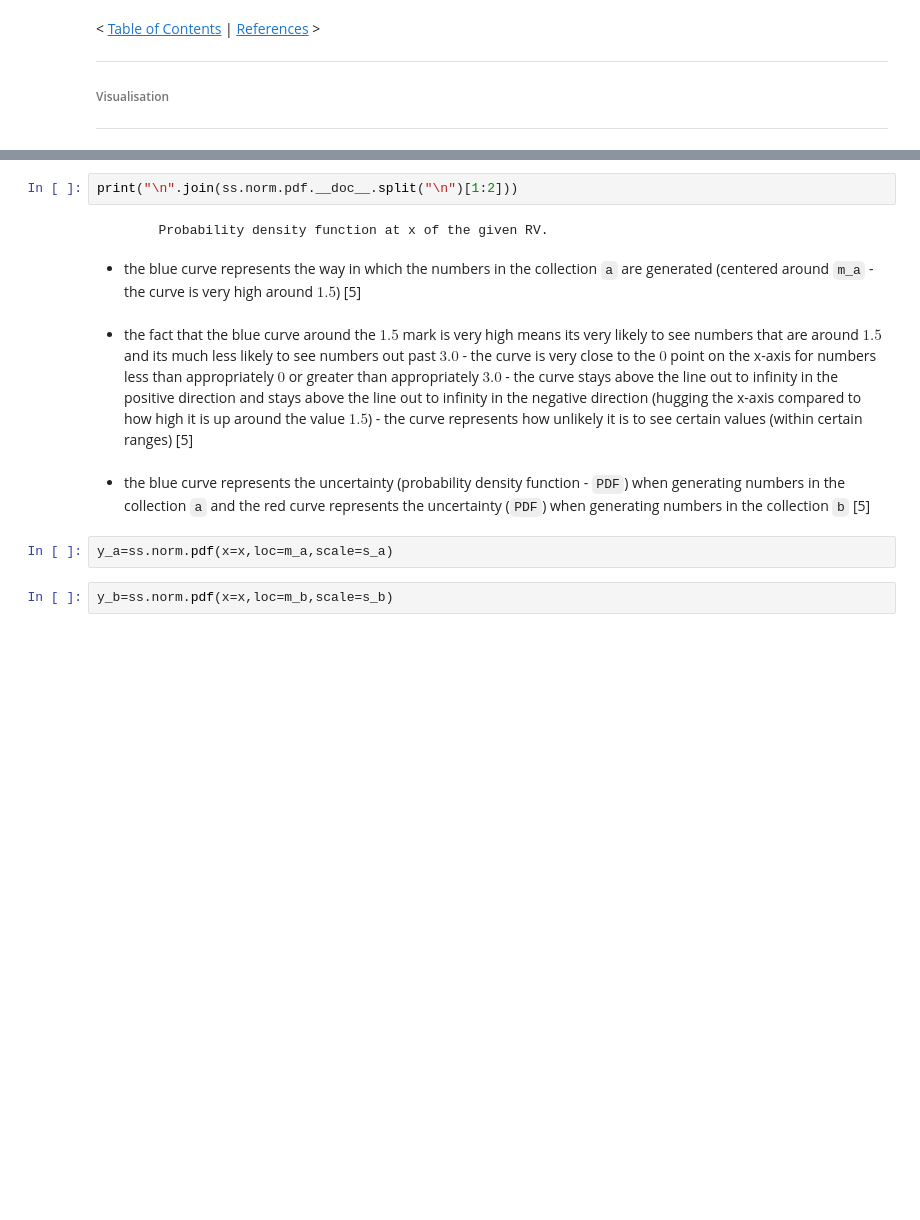
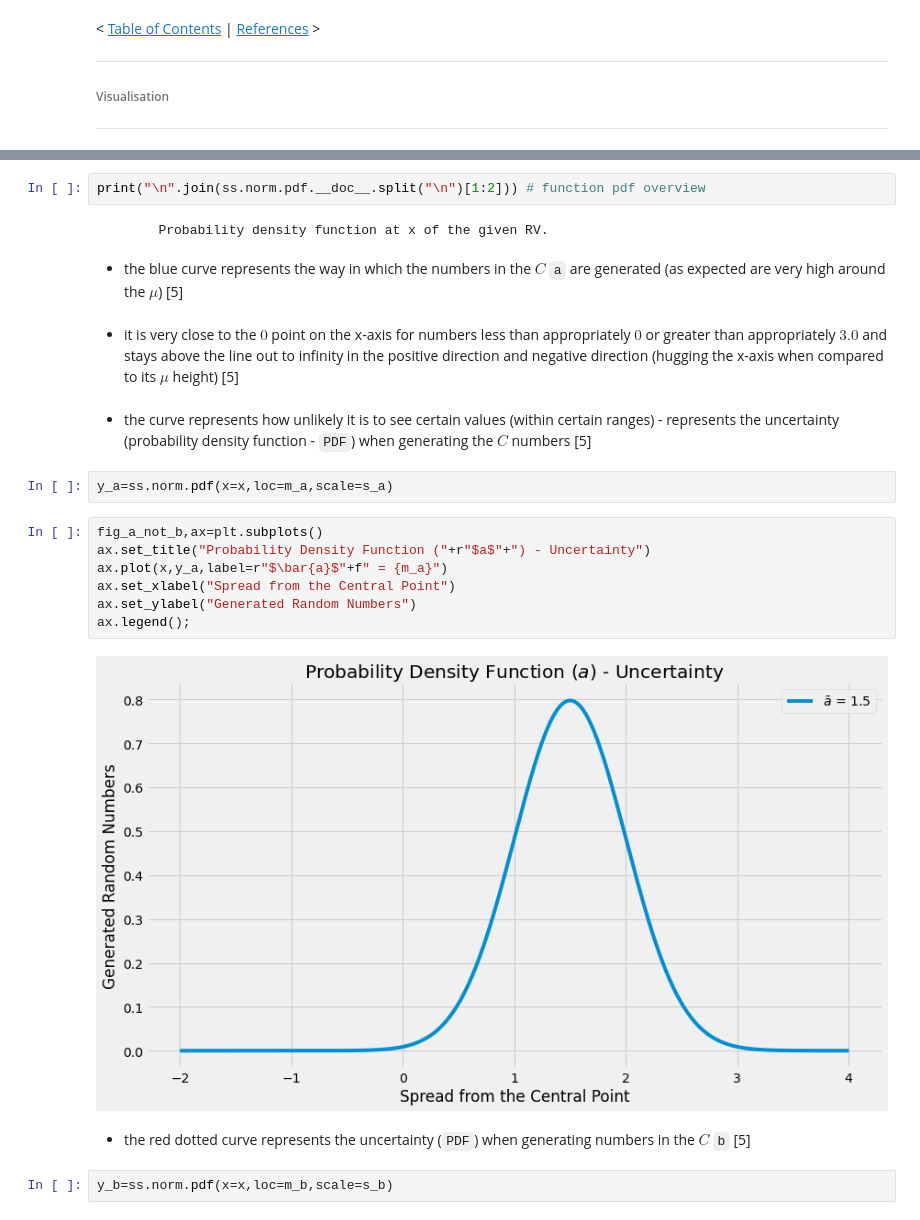
Before and after one commit to SeanOhAileasa/mls-scikit-learn-scipy-stats, a Jupyter notebook: scipy-stats.ipynb, the cells around one changed output, grey strips where cells are left out. Cells and saved outputs as stored; diff of their text form; blank space fills up the shorter version.

```diff
--- a/scipy-stats.ipynb
+++ b/scipy-stats.ipynb
@@ -829,14 +815,25 @@ x=np.linspace(start=-2,stop=4,num=1000) # random uniform distribution
 # %%
-print("\n".join(ss.norm.pdf.__doc__.split("\n")[1:2]))
+print("\n".join(ss.norm.pdf.__doc__.split("\n")[1:2])) # function pdf overview
 # %% [output]
         Probability density function at x of the given RV.
 # %% [markdown]
-- the blue curve represents the way in which the numbers in the collection ``a`` are generated (centered around ``m_a`` - the curve is very high around $1.5$) [5]
+- the blue curve represents the way in which the numbers in the $C$ ``a`` are generated (as expected are very high around the $\mu$) [5]
 # %% [markdown]
-- the fact that the blue curve around the $1.5$ mark is very high means its very likely to see numbers that are around $1.5$ and its much less likely to see numbers out past $3.0$ - the curve is very close to the $0$ point on the x-axis for numbers less than appropriately $0$ or greater than appropriately $3.0$ - the curve stays above the line out to infinity in the positive direction and stays above the line out to infinity in the negative direction (hugging the x-axis compared to how high it is up around the value $1.5$) - the curve represents how unlikely it is to see certain values (within certain ranges) [5]
+- it is very close to the $0$ point on the x-axis for numbers less than appropriately $0$ or greater than appropriately $3.0$ and stays above the line out to infinity in the positive direction and negative direction (hugging the x-axis when compared to its $\mu$ height) [5]
 # %% [markdown]
-- the blue curve represents the uncertainty (probability density function - ``PDF``) when generating numbers in the collection ``a`` and the red curve represents the uncertainty (``PDF``) when generating numbers in the collection ``b`` [5]
+- the curve represents how unlikely it is to see certain values (within certain ranges) - represents the uncertainty (probability density function - ``PDF``) when generating the $C$ numbers [5]
 # %%
 y_a=ss.norm.pdf(x=x,loc=m_a,scale=s_a)
+# %%
+fig_a_not_b,ax=plt.subplots()
+ax.set_title("Probability Density Function ("+r"$a$"+") - Uncertainty")
+ax.plot(x,y_a,label=r"$\bar{a}$"+f" = {m_a}")
+ax.set_xlabel("Spread from the Central Point")
+ax.set_ylabel("Generated Random Numbers")
+ax.legend();
+# %% [output]
+[figure, added]
+# %% [markdown]
+- the red dotted curve represents the uncertainty (``PDF``) when generating numbers in the $C$ ``b`` [5]
 # %%
 y_b=ss.norm.pdf(x=x,loc=m_b,scale=s_b)
```
Also changed, not shown: parts of 225 cells of this notebook, 1 other file.
